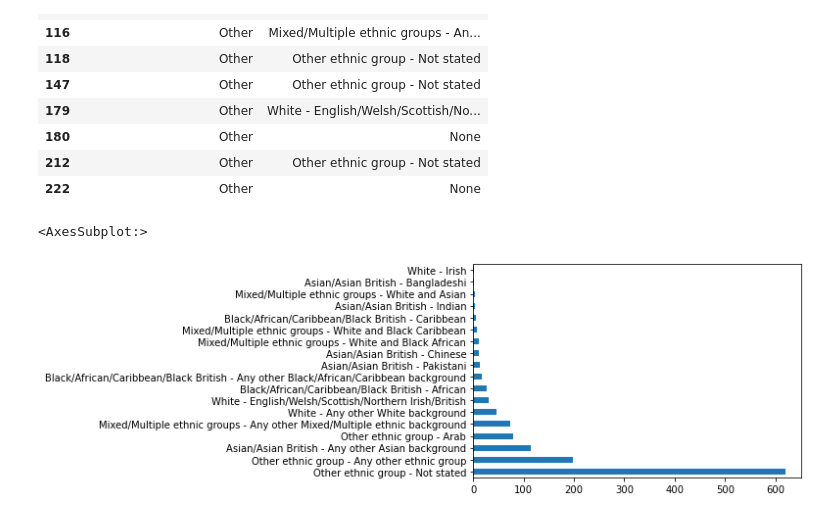
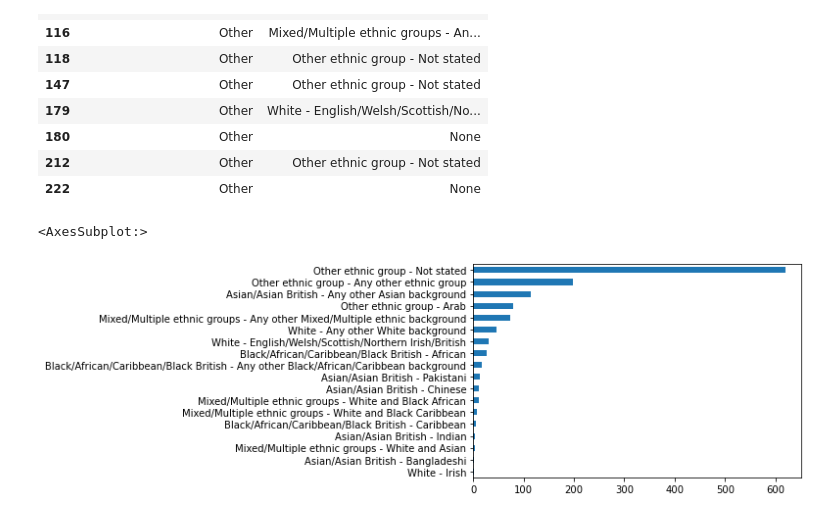
Before and after one commit to Coletterbox/A-Dashboard-Google-Sheets-, a Jupyter notebook: Stop and Search Data.ipynb, the cells around one changed output. Cells and saved outputs as stored; diff of their text form; code cells hidden in the pictures.

```diff
--- a/Stop and Search Data.ipynb
+++ b/Stop and Search Data.ipynb
@@ -197,7 +197,7 @@ df4.head(10)
 | 212 | Other | Other ethnic group - Not stated |
 | 222 | Other | None |
 # %%
-df4['Self_Defined_Ethnicity'].value_counts().plot.barh(x = 'Self_Defined_Ethnicity')
+df4['Self_Defined_Ethnicity'].value_counts(ascending = True).plot.barh(x = 'Self_Defined_Ethnicity')
 # %% [output]
 <AxesSubplot:>
-[figure, old version]
+[figure, new version]
```
Also changed, not shown: parts of 4 cells of this notebook.
